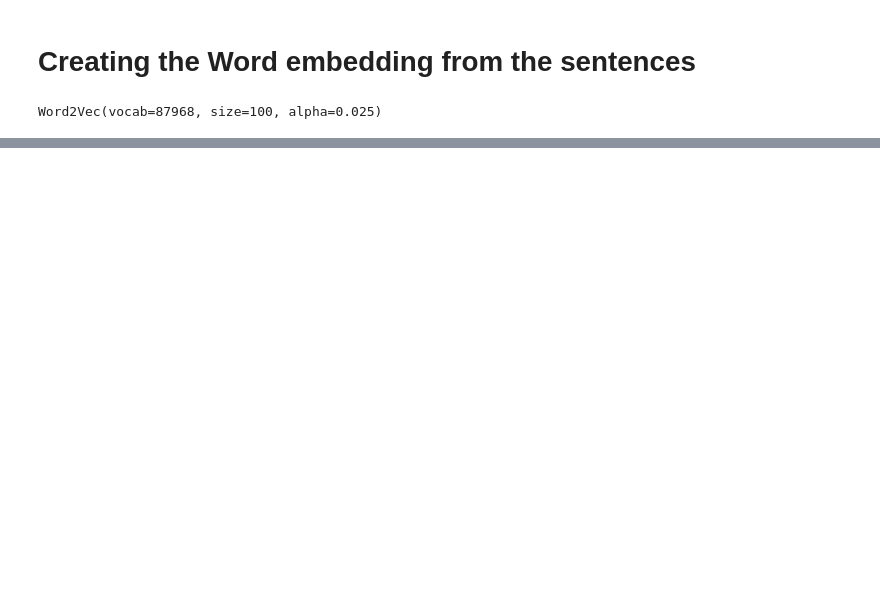
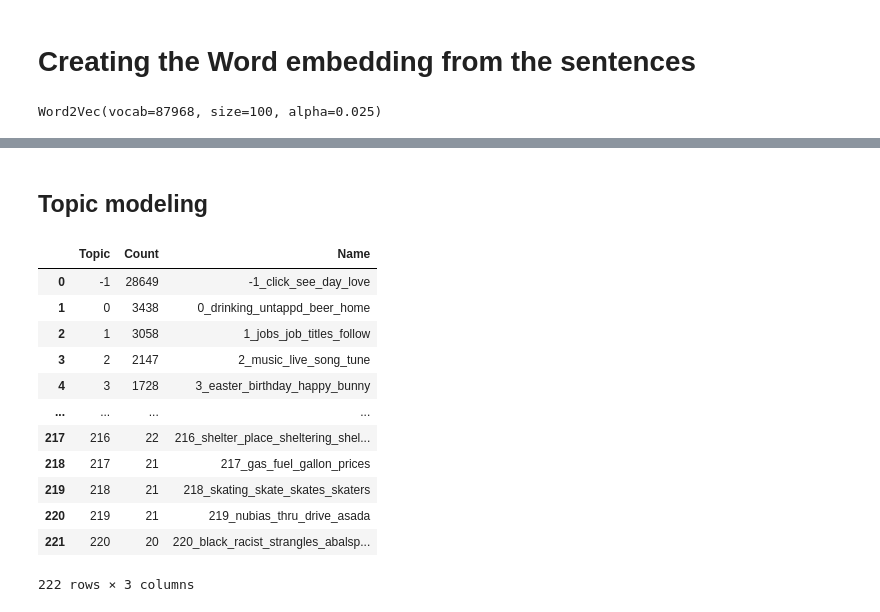
Before and after one commit to mahmuduzzaman/topicModelingPaper, a Jupyter notebook: 2021- April- Covid Topic Modeling.ipynb, the cells around one changed output, grey strips where cells are left out. Cells and saved outputs as stored; diff of their text form; code cells hidden in the pictures; blank space fills up the shorter version.

```diff
--- a/2021- April- Covid Topic Modeling.ipynb
+++ b/2021- April- Covid Topic Modeling.ipynb
@@ -43 +44,10 @@ lstTextToken_org    = rdPickle('pickle/2021-4/lstTextToken_org.pkl')
+# %%
+from bertopic import BERTopic
+# load Bertopic
+modelT = BERTopic.load("pickle/2021-4/modelBertTopic")
+dicTopWords  = rdPickle('pickle/2021-4/dicTopWords.pkl')
+setTopWords  = rdPickle('pickle/2021-4/setTopWords.pkl')
+dfTp         = rdPickle('pickle/2021-4/dfTp.pkl')
+topics       = rdPickle('pickle/2021-4/topics.pkl', )
+probabilities= rdPickle('pickle/2021-4/probabilities.pkl', )
 # %%
@@ -730,0 +888,2 @@ model.most_similar("quarantine")
+# %% [markdown]
+<h2> Topic modeling</h2>
@@ -730,0 +901,17 @@ model.most_similar("quarantine")
+# %%
+dfTp= modelT.get_topic_info()
+dfTp
+# %% [output]
+|  | Topic | Count | Name |
+| 0 | -1 | 28649 | -1_click_see_day_love |
+| 1 | 0 | 3438 | 0_drinking_untappd_beer_home |
+| 2 | 1 | 3058 | 1_jobs_job_titles_follow |
+| 3 | 2 | 2147 | 2_music_live_song_tune |
+| 4 | 3 | 1728 | 3_easter_birthday_happy_bunny |
+| ... | ... | ... | ... |
+| 217 | 216 | 22 | 216_shelter_place_sheltering_shel... |
+| 218 | 217 | 21 | 217_gas_fuel_gallon_prices |
+| 219 | 218 | 21 | 218_skating_skate_skates_skaters |
+| 220 | 219 | 21 | 219_nubias_thru_drive_asada |
+| 221 | 220 | 20 | 220_black_racist_strangles_abalsp... |
+222 rows × 3 columns
```
Also changed, not shown: parts of 28 cells of this notebook, 1 other file.
